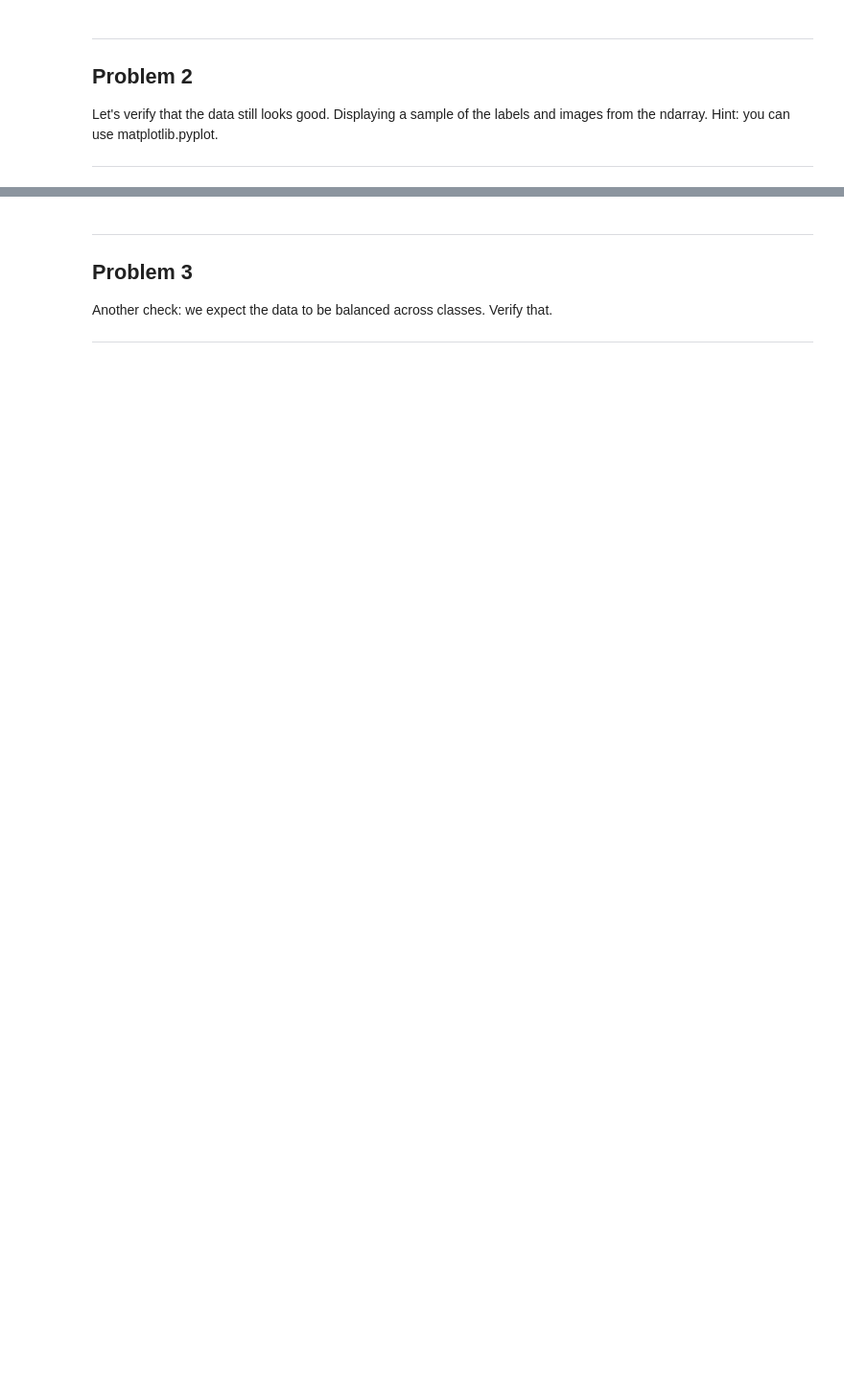
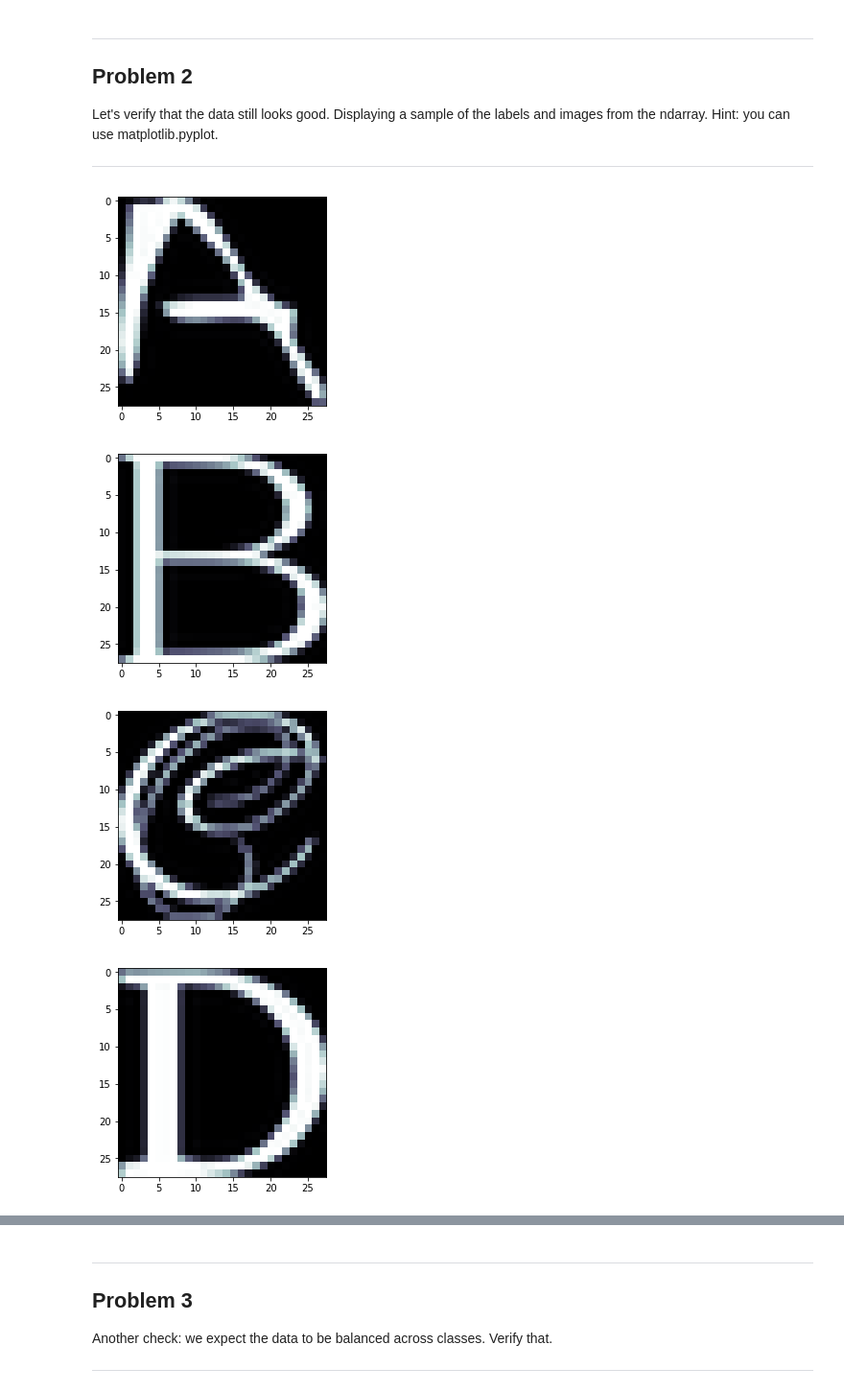
Before and after one commit to victortxa/assignments-vision-and-image-processing, a Jupyter notebook: 1_notmnist.ipynb, the cells around one changed output, grey strips where cells are left out. Shown: that part at 96% size. Saved outputs shown, nothing was run; the diff lists cells and outputs as text; code cells hidden in the pictures; blank space fills up the shorter version.

```diff
--- a/1_notmnist.ipynb
+++ b/1_notmnist.ipynb
@@ -247,3 +241,16 @@ Problem 2
 Let's verify that the data still looks good. Displaying a sample of the labels and images from the ndarray. Hint: you can use matplotlib.pyplot.
 
 ---
+# %%
+for pickle_file in train_datasets:
+    with open(pickle_file, 'rb') as f:
+        letter_set = pickle.load(f)  # unpickle
+        sample_idx = np.random.randint(len(letter_set))  # pick a random image index
+        sample_image = letter_set[sample_idx, :, :]  # extract a 2D slice
+        plt.figure()
+        plt.imshow(sample_image, cmap=plt.cm.bone)  # display it
+# %% [output]
+[figure, added]
+[figure, added]
+[figure, added]
+[figure, added]
```
Also changed, not shown: parts of 8 cells of this notebook.
